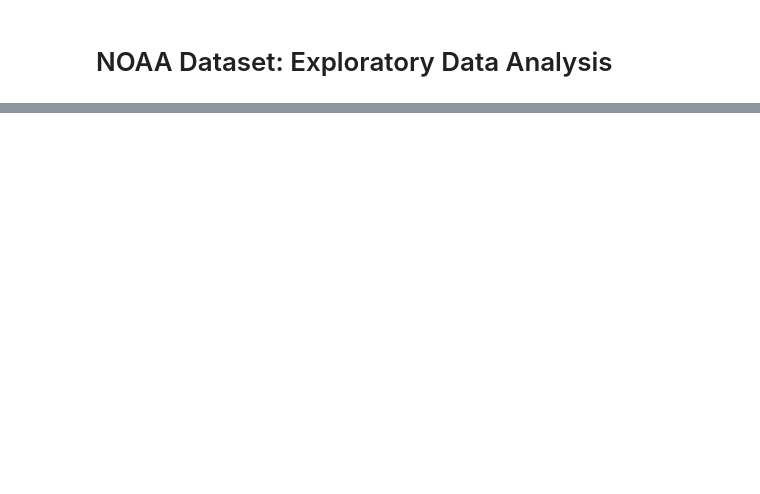
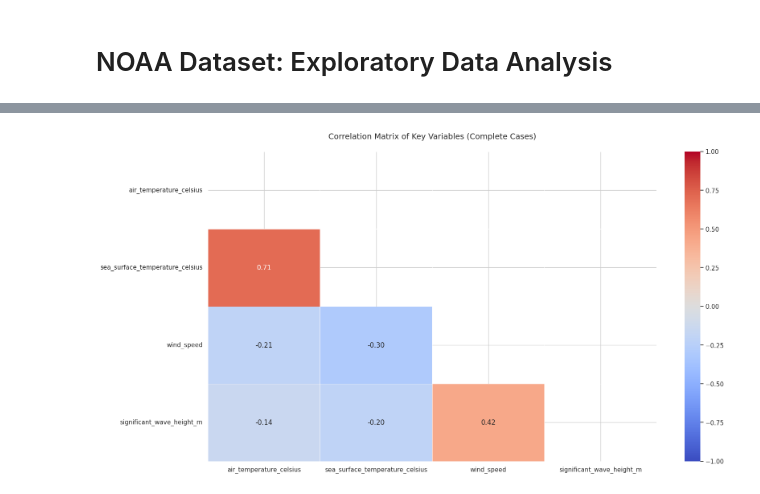
Before and after one commit to shama-llama/noaa-dataset-project, a Jupyter notebook: notebooks/dataset_description.ipynb, the cells around one changed output, grey strips where cells are left out. Saved outputs shown, nothing was run; the diff lists cells and outputs as text; code cells hidden in the pictures; blank space fills up the shorter version.

```diff
--- a/notebooks/dataset_description.ipynb
+++ b/notebooks/dataset_description.ipynb
@@ -168,0 +450,29 @@ plt.show()
+# %%
+# Compute the correlation matrix for the complete cases
+complete_corr = df_complete.corr()
+
+# Create a boolean mask for the upper triangle
+# np.triu creates a matrix of True values in the upper triangle
+mask = np.triu(np.ones_like(complete_corr, dtype=bool))
+
+# Set up the matplotlib figure
+plt.figure(figsize=(18, 10))
+
+# Draw the heatmap, applying the mask
+sns.heatmap(
+    complete_corr,
+    mask=mask,
+    annot=True,         # Keep the annotations
+    cmap='coolwarm',    # Keep the effective color map
+    fmt='.2f',          # Keep the formatting
+    linewidths=.5,      # Add thin lines between cells
+    vmin=-1, vmax=1     # Lock the color bar to the full range
+)
+
+# Visualize the plot
+plt.xticks(rotation=0)
+plt.yticks(rotation=0)
+plt.title('Correlation Matrix of Key Variables (Complete Cases)', fontsize=14, y=1.03)
+plt.show()
+# %% [output]
+[figure, added]
```
Also changed, not shown: parts of 64 cells of this notebook.
